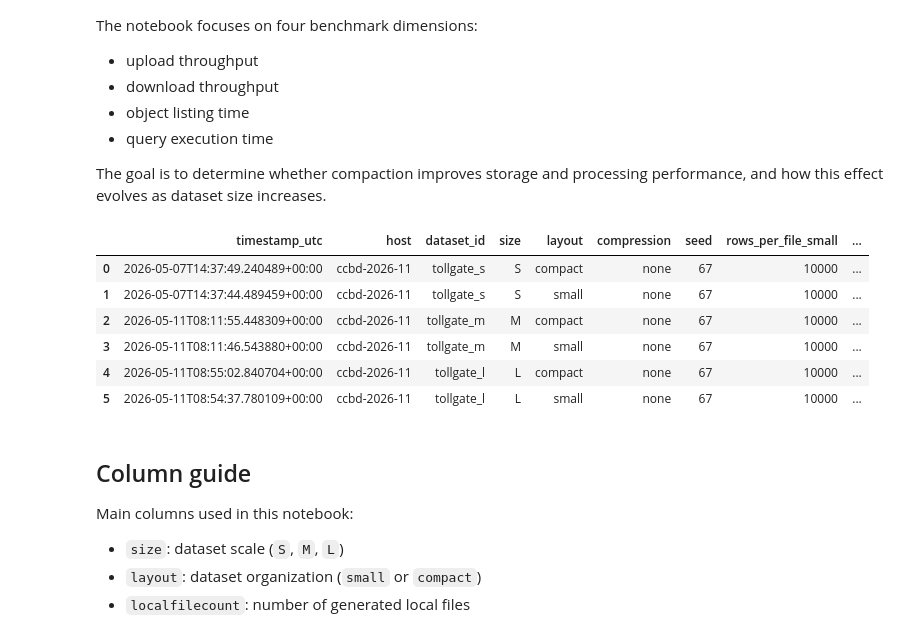
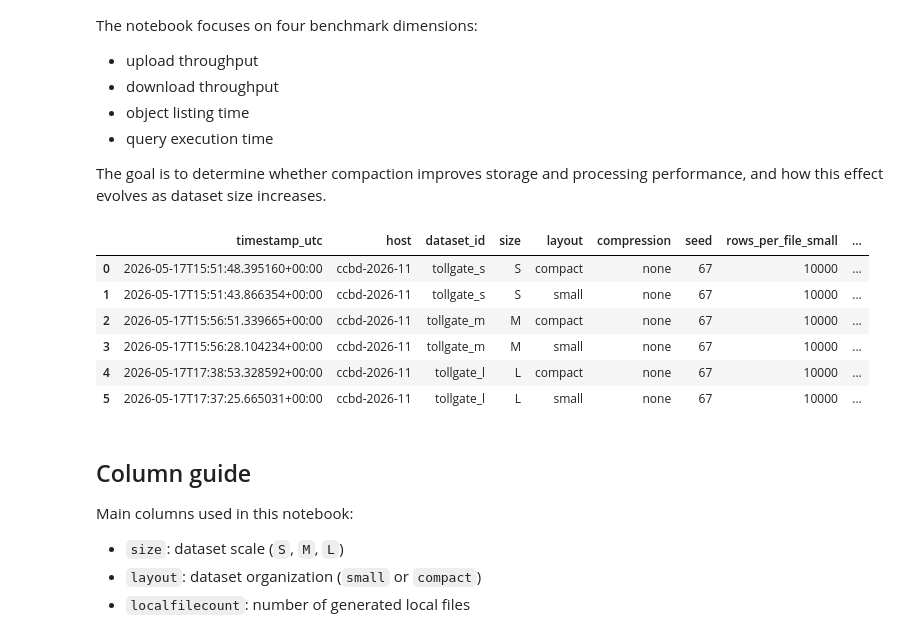
Before and after one commit to TanguyGodat/CCBD_Project, a Jupyter notebook: analysis.ipynb, the cells around one changed output. Cells and saved outputs as stored; diff of their text form; code cells hidden in the pictures.

```diff
--- a/analysis.ipynb
+++ b/analysis.ipynb
@@ -30,19 +30,19 @@ plt.style.use('seaborn-v0_8-whitegrid')
 pd.set_option('display.max_columns', None)
 pd.set_option('display.float_format', lambda x: f'{x:,.3f}')
 # %%
-csv_path = 'results/results.csv'
+csv_path = '.results/results.csv'
 df = pd.read_csv(csv_path)
 df['size_order'] = df['size'].map({'S': 1, 'M': 2, 'L': 3})
 df = df.sort_values(['size_order', 'layout']).reset_index(drop=True)
 df
 # %% [output]
 |  | timestamp_utc | host | dataset_id | size | layout | compression | seed | rows_per_file_small | ... |
-| 0 | 2026-05-07T14:37:49.240489+00:00 | ccbd-2026-11 | tollgate_s | S | compact | none | 67 | 10000 | ... |
-| 1 | 2026-05-07T14:37:44.489459+00:00 | ccbd-2026-11 | tollgate_s | S | small | none | 67 | 10000 | ... |
-| 2 | 2026-05-11T08:11:55.448309+00:00 | ccbd-2026-11 | tollgate_m | M | compact | none | 67 | 10000 | ... |
-| 3 | 2026-05-11T08:11:46.543880+00:00 | ccbd-2026-11 | tollgate_m | M | small | none | 67 | 10000 | ... |
-| 4 | 2026-05-11T08:55:02.840704+00:00 | ccbd-2026-11 | tollgate_l | L | compact | none | 67 | 10000 | ... |
-| 5 | 2026-05-11T08:54:37.780109+00:00 | ccbd-2026-11 | tollgate_l | L | small | none | 67 | 10000 | ... |
+| 0 | 2026-05-17T15:51:48.395160+00:00 | ccbd-2026-11 | tollgate_s | S | compact | none | 67 | 10000 | ... |
+| 1 | 2026-05-17T15:51:43.866354+00:00 | ccbd-2026-11 | tollgate_s | S | small | none | 67 | 10000 | ... |
+| 2 | 2026-05-17T15:56:51.339665+00:00 | ccbd-2026-11 | tollgate_m | M | compact | none | 67 | 10000 | ... |
+| 3 | 2026-05-17T15:56:28.104234+00:00 | ccbd-2026-11 | tollgate_m | M | small | none | 67 | 10000 | ... |
+| 4 | 2026-05-17T17:38:53.328592+00:00 | ccbd-2026-11 | tollgate_l | L | compact | none | 67 | 10000 | ... |
+| 5 | 2026-05-17T17:37:25.665031+00:00 | ccbd-2026-11 | tollgate_l | L | small | none | 67 | 10000 | ... |
 # %% [markdown]
 ## Column guide
 
```
Also changed, not shown: parts of 5 cells of this notebook, 1 other file.
